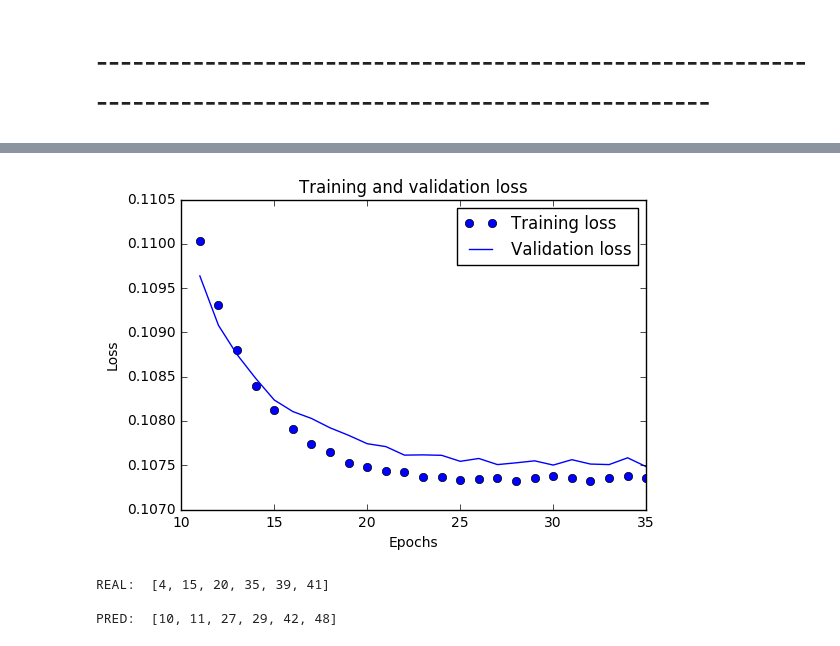
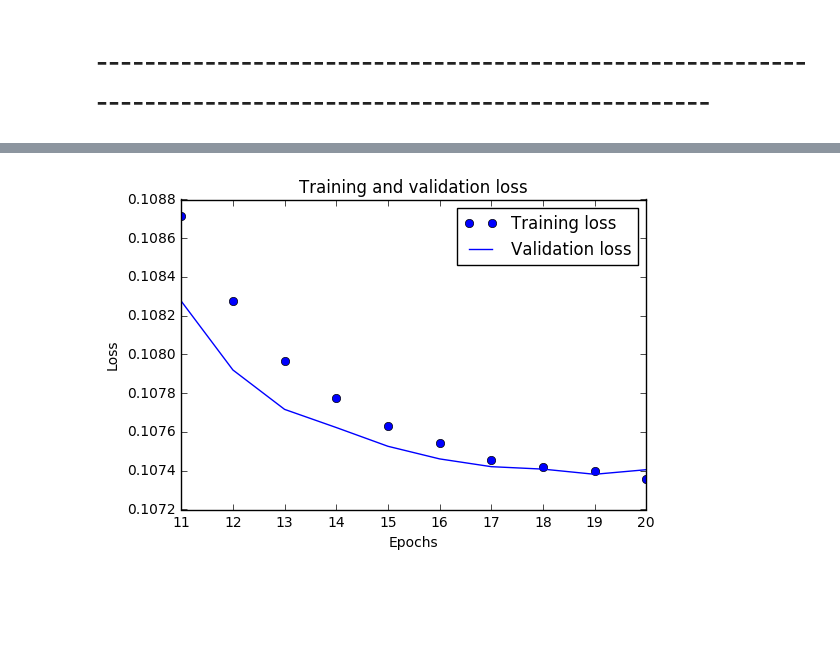
Before and after one commit to ccasanoval/LotoRNN, a Jupyter notebook: Loto.ipynb, the cells around one changed output, grey strips where cells are left out. Saved outputs shown, nothing was run; the diff lists cells and outputs as text; code cells hidden in the pictures; blank space fills up the shorter version.

```diff
--- a/Loto.ipynb
+++ b/Loto.ipynb
@@ -272,6 +289,11 @@ def build_model():
         units=features,
         return_sequences=True))
     #model.add(layers.Dropout(0.2))
+
+    model.add(layers.LSTM(
+        input_shape=(None, features),
+        units=features,
+        return_sequences=True))
 
     model.add(layers.LSTM(
         input_shape=(None, features),
@@ -336,6 +358,6 @@ Val.Loss:  0.10997089743614197
 # %%
 timeini = ini_time()
-best_epoch = 90
+best_epoch = 81
 model2 = build_model()
 hist2 = model2.fit(x_train, y_train, batch_size=batch_size, epochs=best_epoch, validation_split=0.05, verbose=0)
 print_time(timeini)
@@ -345,4 +367,4 @@ TIME:  2 m   24 s
 # %%
 print("Val.Loss: ", hist.history['val_loss'][best_epoch])
-grafica(hist2, 10, 35)
+grafica(hist2, 10, 20)
 # %% [output]
@@ -350,25 +372 @@ Val.Loss:  0.10772097110748291
-[figure, old version]
+[figure, new version]
-# %%
-pred = model2.predict(x_test)
-#print(pred[0])
-#print()
-print("REAL: ", devectorize(y_test[0]))
-print()
-
-#TODO: Si el peor de los mejores esta repetido, alguno mejor podria no entrar en la lista
-def traduce(pred):
-    min_mas_alto = sorted(pred[0], key=float, reverse=True)[5]
-    numeros = []
-    for i in range(pred.shape[0]):
-        numeros.append([])
-        for j in range(pred.shape[1]):
-            if pred[i][j] >= min_mas_alto and len(numeros[i]) < 6:
-                numeros[i].append(j)
-    return numeros
-
-numeros_ganadores = traduce(pred)
-print("PRED: ", numeros_ganadores[0])
-# %% [output]
-REAL:  [4, 15, 20, 35, 39, 41]
-
-PRED:  [10, 11, 27, 29, 42, 48]
```
Also changed, not shown: parts of 25 cells of this notebook.
